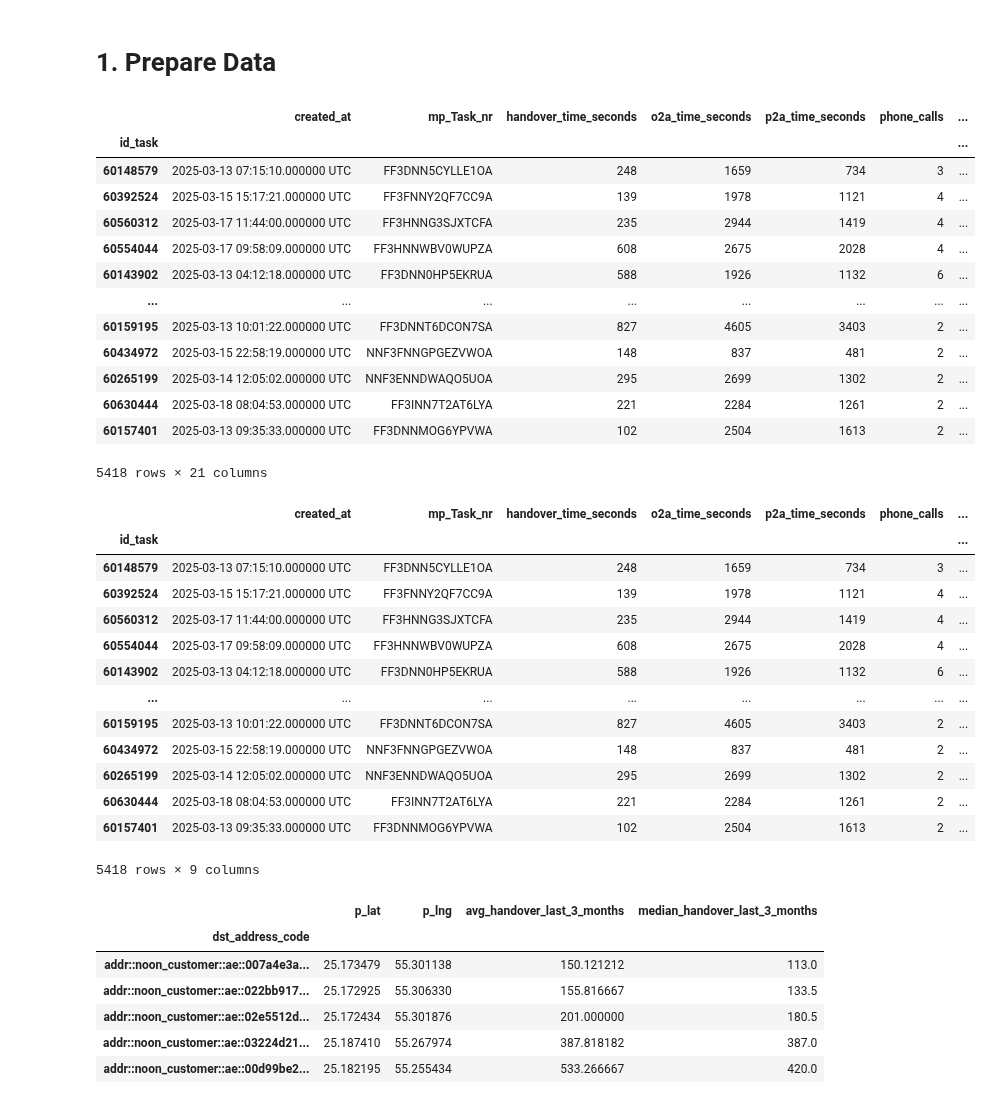
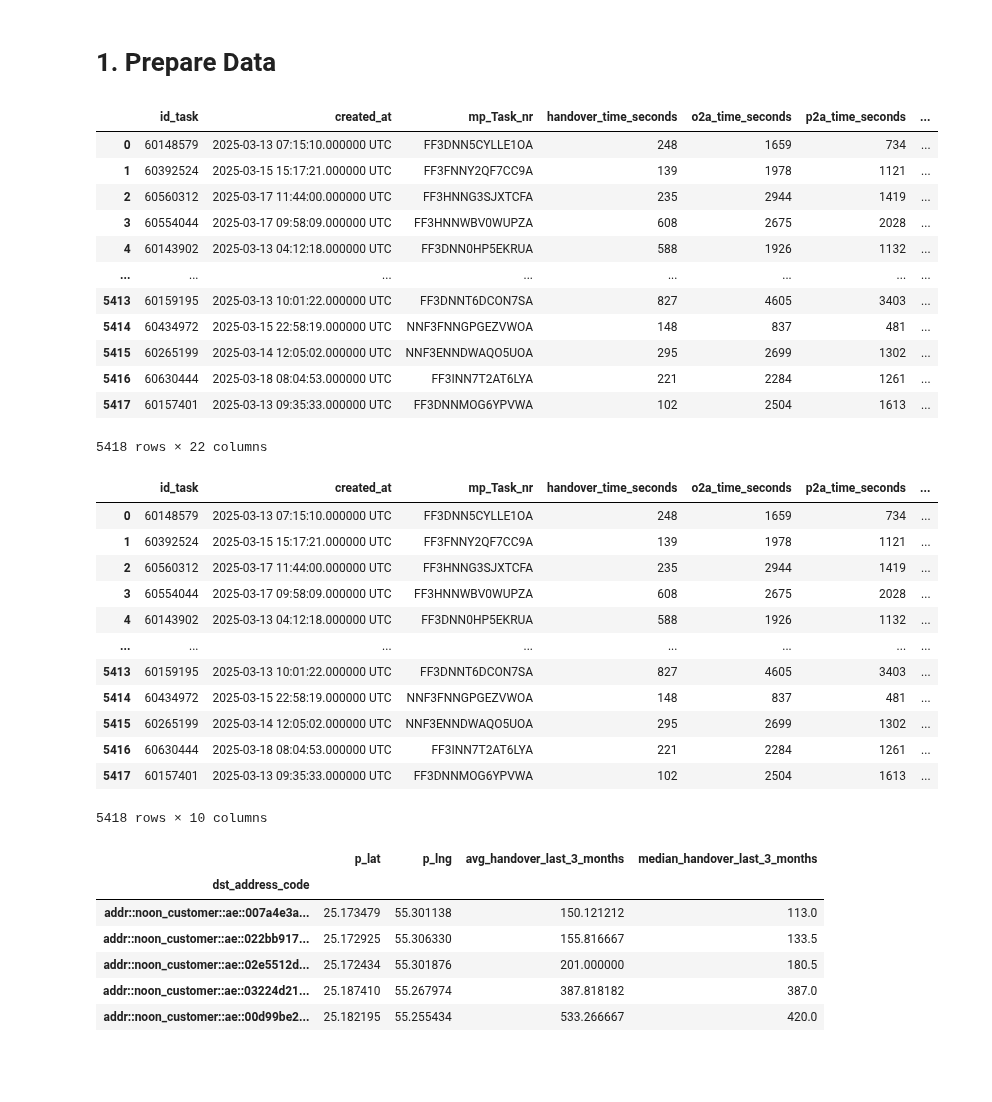
Before and after one commit to MohamdFekry/Parking-Enricher, a Jupyter notebook: test_data_analsis.ipynb, the cells around one changed output. Cells and saved outputs as stored; diff of their text form; code cells hidden in the pictures; blank space fills up the shorter version.

```diff
--- a/test_data_analsis.ipynb
+++ b/test_data_analsis.ipynb
@@ -23,23 +23,22 @@ from sklearn.preprocessing import MinMaxScaler
 # %% [markdown]
 # 1. Prepare Data
 # %%
-tasks = pd.read_csv('task_data.csv', index_col=0)
+tasks = pd.read_csv('task_data.csv')
 tasks
 # %% [output]
-|  | created_at | mp_Task_nr | handover_time_seconds | o2a_time_seconds | p2a_time_seconds | phone_calls | ... |
-| id_task |  |  |  |  |  |  | ... |
-| 60148579 | 2025-03-13 07:15:10.000000 UTC | FF3DNN5CYLLE1OA | 248 | 1659 | 734 | 3 | ... |
-| 60392524 | 2025-03-15 15:17:21.000000 UTC | FF3FNNY2QF7CC9A | 139 | 1978 | 1121 | 4 | ... |
-| 60560312 | 2025-03-17 11:44:00.000000 UTC | FF3HNNG3SJXTCFA | 235 | 2944 | 1419 | 4 | ... |
-| 60554044 | 2025-03-17 09:58:09.000000 UTC | FF3HNNWBV0WUPZA | 608 | 2675 | 2028 | 4 | ... |
-| 60143902 | 2025-03-13 04:12:18.000000 UTC | FF3DNN0HP5EKRUA | 588 | 1926 | 1132 | 6 | ... |
+|  | id_task | created_at | mp_Task_nr | handover_time_seconds | o2a_time_seconds | p2a_time_seconds | ... |
+| 0 | 60148579 | 2025-03-13 07:15:10.000000 UTC | FF3DNN5CYLLE1OA | 248 | 1659 | 734 | ... |
+| 1 | 60392524 | 2025-03-15 15:17:21.000000 UTC | FF3FNNY2QF7CC9A | 139 | 1978 | 1121 | ... |
+| 2 | 60560312 | 2025-03-17 11:44:00.000000 UTC | FF3HNNG3SJXTCFA | 235 | 2944 | 1419 | ... |
+| 3 | 60554044 | 2025-03-17 09:58:09.000000 UTC | FF3HNNWBV0WUPZA | 608 | 2675 | 2028 | ... |
+| 4 | 60143902 | 2025-03-13 04:12:18.000000 UTC | FF3DNN0HP5EKRUA | 588 | 1926 | 1132 | ... |
 | ... | ... | ... | ... | ... | ... | ... | ... |
-| 60159195 | 2025-03-13 10:01:22.000000 UTC | FF3DNNT6DCON7SA | 827 | 4605 | 3403 | 2 | ... |
-| 60434972 | 2025-03-15 22:58:19.000000 UTC | NNF3FNNGPGEZVWOA | 148 | 837 | 481 | 2 | ... |
-| 60265199 | 2025-03-14 12:05:02.000000 UTC | NNF3ENNDWAQO5UOA | 295 | 2699 | 1302 | 2 | ... |
-| 60630444 | 2025-03-18 08:04:53.000000 UTC | FF3INN7T2AT6LYA | 221 | 2284 | 1261 | 2 | ... |
-| 60157401 | 2025-03-13 09:35:33.000000 UTC | FF3DNNMOG6YPVWA | 102 | 2504 | 1613 | 2 | ... |
+| 5413 | 60159195 | 2025-03-13 10:01:22.000000 UTC | FF3DNNT6DCON7SA | 827 | 4605 | 3403 | ... |
+| 5414 | 60434972 | 2025-03-15 22:58:19.000000 UTC | NNF3FNNGPGEZVWOA | 148 | 837 | 481 | ... |
+| 5415 | 60265199 | 2025-03-14 12:05:02.000000 UTC | NNF3ENNDWAQO5UOA | 295 | 2699 | 1302 | ... |
+| 5416 | 60630444 | 2025-03-18 08:04:53.000000 UTC | FF3INN7T2AT6LYA | 221 | 2284 | 1261 | ... |
+| 5417 | 60157401 | 2025-03-13 09:35:33.000000 UTC | FF3DNNMOG6YPVWA | 102 | 2504 | 1613 | ... |
-5418 rows × 21 columns
+5418 rows × 22 columns
 # %%
 tasks.drop(columns=['p_lat', 'p_lng', 'should_skip', 'why ?', 'is_parking_accurate (manual field)', # null cols
                     'time in dubai', 'hour', 'day', 'is_weekend', # null cols
@@ -48,20 +47,19 @@ tasks.drop(columns=['p_lat', 'p_lng', 'should_skip', 'why ?', 'is_parking_accura
 tasks.rename(columns={'f0_': 'phone_calls_reasons'}, inplace=True)
 tasks
 # %% [output]
-|  | created_at | mp_Task_nr | handover_time_seconds | o2a_time_seconds | p2a_time_seconds | phone_calls | ... |
-| id_task |  |  |  |  |  |  | ... |
-| 60148579 | 2025-03-13 07:15:10.000000 UTC | FF3DNN5CYLLE1OA | 248 | 1659 | 734 | 3 | ... |
-| 60392524 | 2025-03-15 15:17:21.000000 UTC | FF3FNNY2QF7CC9A | 139 | 1978 | 1121 | 4 | ... |
-| 60560312 | 2025-03-17 11:44:00.000000 UTC | FF3HNNG3SJXTCFA | 235 | 2944 | 1419 | 4 | ... |
-| 60554044 | 2025-03-17 09:58:09.000000 UTC | FF3HNNWBV0WUPZA | 608 | 2675 | 2028 | 4 | ... |
-| 60143902 | 2025-03-13 04:12:18.000000 UTC | FF3DNN0HP5EKRUA | 588 | 1926 | 1132 | 6 | ... |
+|  | id_task | created_at | mp_Task_nr | handover_time_seconds | o2a_time_seconds | p2a_time_seconds | ... |
+| 0 | 60148579 | 2025-03-13 07:15:10.000000 UTC | FF3DNN5CYLLE1OA | 248 | 1659 | 734 | ... |
+| 1 | 60392524 | 2025-03-15 15:17:21.000000 UTC | FF3FNNY2QF7CC9A | 139 | 1978 | 1121 | ... |
+| 2 | 60560312 | 2025-03-17 11:44:00.000000 UTC | FF3HNNG3SJXTCFA | 235 | 2944 | 1419 | ... |
+| 3 | 60554044 | 2025-03-17 09:58:09.000000 UTC | FF3HNNWBV0WUPZA | 608 | 2675 | 2028 | ... |
+| 4 | 60143902 | 2025-03-13 04:12:18.000000 UTC | FF3DNN0HP5EKRUA | 588 | 1926 | 1132 | ... |
 | ... | ... | ... | ... | ... | ... | ... | ... |
-| 60159195 | 2025-03-13 10:01:22.000000 UTC | FF3DNNT6DCON7SA | 827 | 4605 | 3403 | 2 | ... |
-| 60434972 | 2025-03-15 22:58:19.000000 UTC | NNF3FNNGPGEZVWOA | 148 | 837 | 481 | 2 | ... |
-| 60265199 | 2025-03-14 12:05:02.000000 UTC | NNF3ENNDWAQO5UOA | 295 | 2699 | 1302 | 2 | ... |
-| 60630444 | 2025-03-18 08:04:53.000000 UTC | FF3INN7T2AT6LYA | 221 | 2284 | 1261 | 2 | ... |
-| 60157401 | 2025-03-13 09:35:33.000000 UTC | FF3DNNMOG6YPVWA | 102 | 2504 | 1613 | 2 | ... |
+| 5413 | 60159195 | 2025-03-13 10:01:22.000000 UTC | FF3DNNT6DCON7SA | 827 | 4605 | 3403 | ... |
+| 5414 | 60434972 | 2025-03-15 22:58:19.000000 UTC | NNF3FNNGPGEZVWOA | 148 | 837 | 481 | ... |
+| 5415 | 60265199 | 2025-03-14 12:05:02.000000 UTC | NNF3ENNDWAQO5UOA | 295 | 2699 | 1302 | ... |
+| 5416 | 60630444 | 2025-03-18 08:04:53.000000 UTC | FF3INN7T2AT6LYA | 221 | 2284 | 1261 | ... |
+| 5417 | 60157401 | 2025-03-13 09:35:33.000000 UTC | FF3DNNMOG6YPVWA | 102 | 2504 | 1613 | ... |
-5418 rows × 9 columns
+5418 rows × 10 columns
 # %%
 addresses = pd.read_csv('address_data.csv', index_col=0)
 addresses
```
Also changed, not shown: parts of 20 cells of this notebook, 6 other files.
